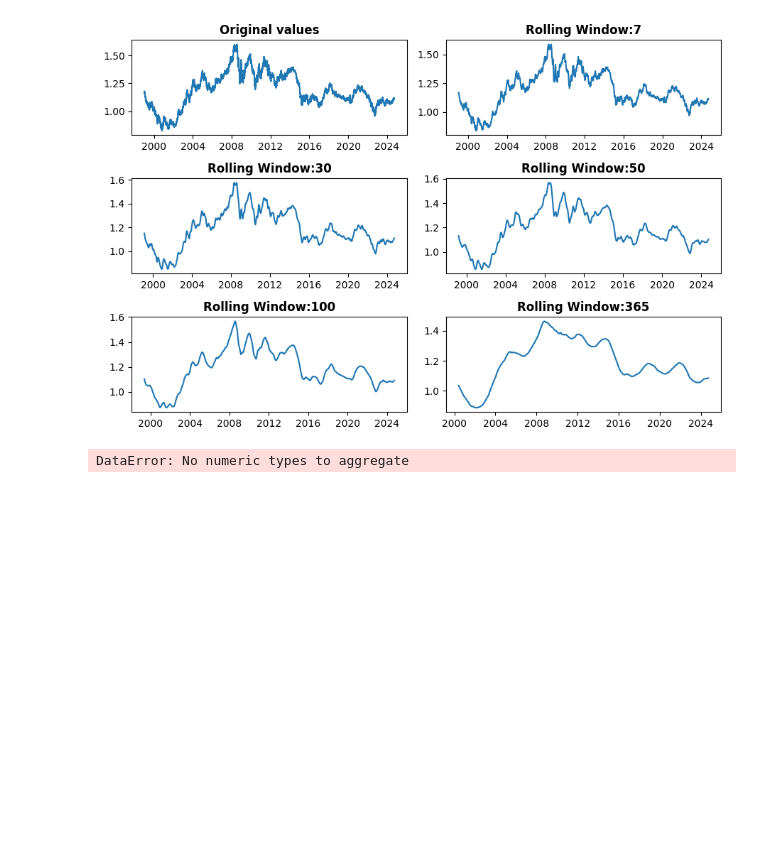
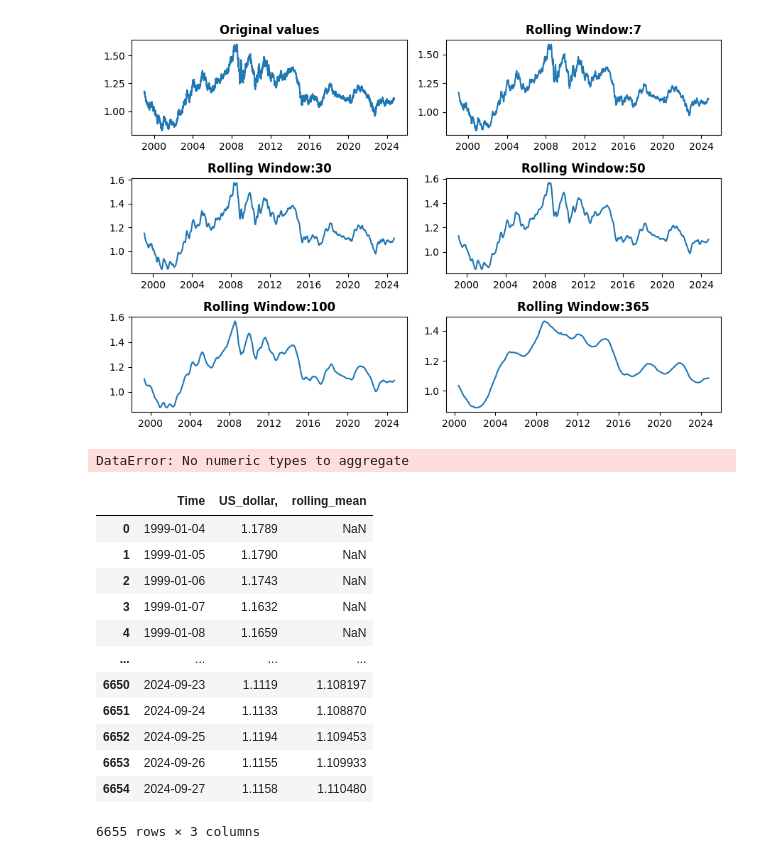
Before and after one commit to nelsonudochukwu/Exchange-Rates-Visualization, a Jupyter notebook: exchange_rate_visuals.ipynb, the cells around one changed output. Saved outputs shown, nothing was run; the diff lists cells and outputs as text; code cells hidden in the pictures; blank space fills up the shorter version.

```diff
--- a/exchange_rate_visuals.ipynb
+++ b/exchange_rate_visuals.ipynb
@@ -127,3 +127,29 @@ euro_to_dollar['rolling_mean'] = euro_to_dollar['US_dollar,'].rolling(30).mean()
 euro_to_dollar
 # %% [output]
 DataError: No numeric types to aggregate
+# %%
+import pandas as pd
+import numpy as np
+
+# Replace any non-numeric values in 'US_dollar,' with NaN
+euro_to_dollar['US_dollar,'] = pd.to_numeric(euro_to_dollar['US_dollar,'], errors='coerce')
+
+# Now calculate the rolling mean
+euro_to_dollar['rolling_mean'] = euro_to_dollar['US_dollar,'].rolling(30).mean()
+
+# Display the updated DataFrame
+euro_to_dollar
+# %% [output]
+|  | Time | US_dollar, | rolling_mean |
+| 0 | 1999-01-04 | 1.1789 | NaN |
+| 1 | 1999-01-05 | 1.1790 | NaN |
+| 2 | 1999-01-06 | 1.1743 | NaN |
+| 3 | 1999-01-07 | 1.1632 | NaN |
+| 4 | 1999-01-08 | 1.1659 | NaN |
+| ... | ... | ... | ... |
+| 6650 | 2024-09-23 | 1.1119 | 1.108197 |
+| 6651 | 2024-09-24 | 1.1133 | 1.108870 |
+| 6652 | 2024-09-25 | 1.1194 | 1.109453 |
+| 6653 | 2024-09-26 | 1.1155 | 1.109933 |
+| 6654 | 2024-09-27 | 1.1158 | 1.110480 |
+6655 rows × 3 columns
```
